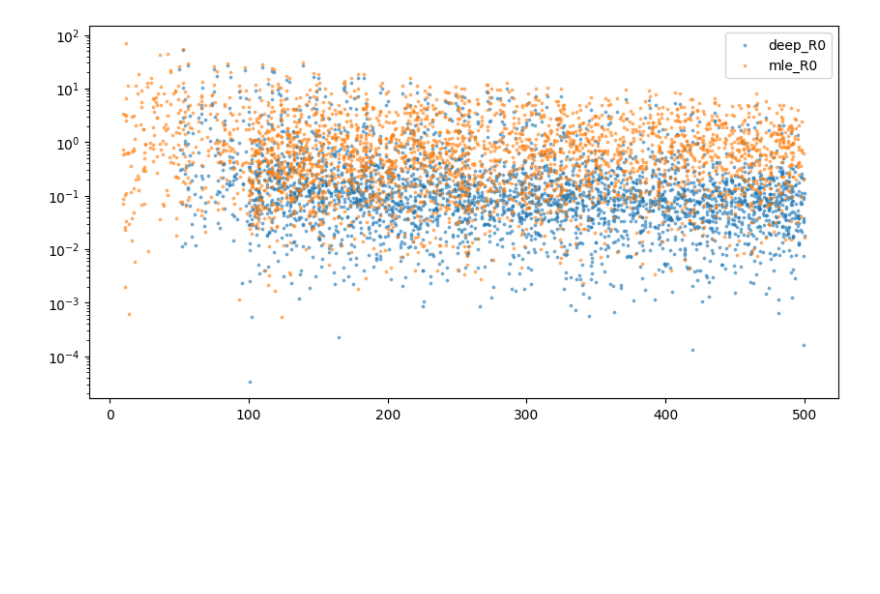
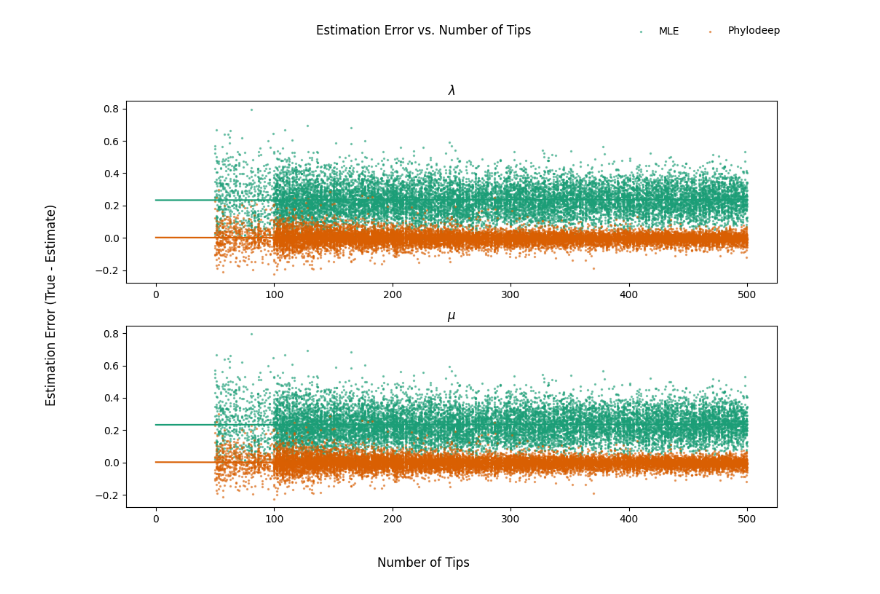
Before and after one commit to mcanearm/PhylodynamicsDL, a Jupyter notebook: method_comparison.ipynb, the cells around one changed output. Saved outputs shown, nothing was run; the diff lists cells and outputs as text; code cells hidden in the pictures; blank space fills up the shorter version.

Commit message:
add presentation and references

```diff
--- a/method_comparison.ipynb
+++ b/method_comparison.ipynb
@@ -47,0 +90,18 @@ long_data.head()
+# %%
+def rmse(x):
+    return np.sqrt(np.mean(x**2))
+
+def boot_rmse(x, n_boot=250):
+    boot_samples = np.random.choice(x, size=(n_boot, len(x)), replace=True)
+    boot_rmses = np.sqrt(np.mean(boot_samples**2, axis=1))
+    return boot_rmses
+
+def boot_rmse_mean(*args, **kwargs):
+    return np.mean(boot_rmse(*args, **kwargs))
+
+def boot_rmse_std(*args, **kwargs):
+    return np.std(boot_rmse(*args, **kwargs))
+
+# long_data.groupby("model")["err"].apply(boot_rmse)
+
+long_data.dropna().groupby(["model", "parameter"])["err"].apply(boot_rmse_mean)
@@ -48,9 +151,65 @@ long_data.head()
 # %%
-fig, ax = plt.subplots(figsize=(10, 5))
+fig, ax = plt.subplots(figsize=(10, 7), nrows=2)
 
-for type, group in long_data.groupby("model"):
-    ax.scatter(group["n_tips"], group["bias"], label=type, alpha=0.5, s=3)
+for j, (param, sub_df) in enumerate(long_data.groupby("parameter")):
 
-ax.set_yscale("log")
-ax.legend()
+    for i, (type, group) in enumerate(long_data.groupby("model")):
+
+        # filled_df = group.dropna(subset=["err"]).sort_values("tips")
+        filled_df = group.dropna(subset=["err"])
+        # filled_df = filled_df[filled_df["err"] > 0]
+
+        # --- Fit and covariance from polyfit ---
+        (b, a), cov = np.polyfit(filled_df["tips"], filled_df["err"], 1, cov=True)
+
+        # Create x-range for smooth line
+        x_vals = np.linspace(0, 500, 200)
+        y_hat = a + b * x_vals
+
+        # --- Compute standard error band ---
+        # cov = [[var(b), cov(b,a)], [cov(a,b), var(a)]]
+        # For y = a + b*x: var(y) = var(a) + x^2 var(b) + 2x cov(a,b)
+        var_b, cov_ba, var_a = cov[0,0], cov[0,1], cov[1,1]
+        se_y = np.sqrt(var_a + (x_vals**2) * var_b + 2 * x_vals * cov_ba)
+
+        # 1 SE band (use 1.96 * se_y for 95% CI)
+        ax[j].fill_between(
+            x_vals,
+            y_hat - 1.96*se_y,
+            y_hat + 1.96*se_y,
+            color=cmap(i),
+            alpha=0.25,
+            linewidth=0
+        )
+
+        # Plot data & fit
+        ax[j].scatter(
+            group["tips"],
+            group["err"],
+            label=type,
+            alpha=0.50,
+            s=2,
+            color=cmap(i)
+        )
+        ax[j].plot(x_vals, y_hat, color=cmap(i))
+
+    # Title per panel
+    param_name = "$\\lambda$" if param == "lambda" else "$\\mu$"
+    ax[j].set_title(f"{param_name}")
+
+handles, labels = ax[0].get_legend_handles_labels()
+
+# --- Make a single shared legend ---
+fig.legend(
+    handles, labels,
+    loc="upper right",
+    ncol=len(labels),
+    frameon=False,
+)
+fig.suptitle("Estimation Error vs. Number of Tips", y=1.05)
+fig.supxlabel("Number of Tips", y=-0.02)
+fig.supylabel("Estimation Error (True - Estimate)", x=-0.02)
+
+fig.tight_layout()
+fig.savefig("./docs/presentation/images/estimation_error_vs_tips.png", dpi=300)
 # %% [output]
@@ -58 +216 @@ ax.legend()
-[figure, old version]
+[figure, new version]
```
Also changed, not shown: parts of 12 cells of this notebook, 10 other files.
